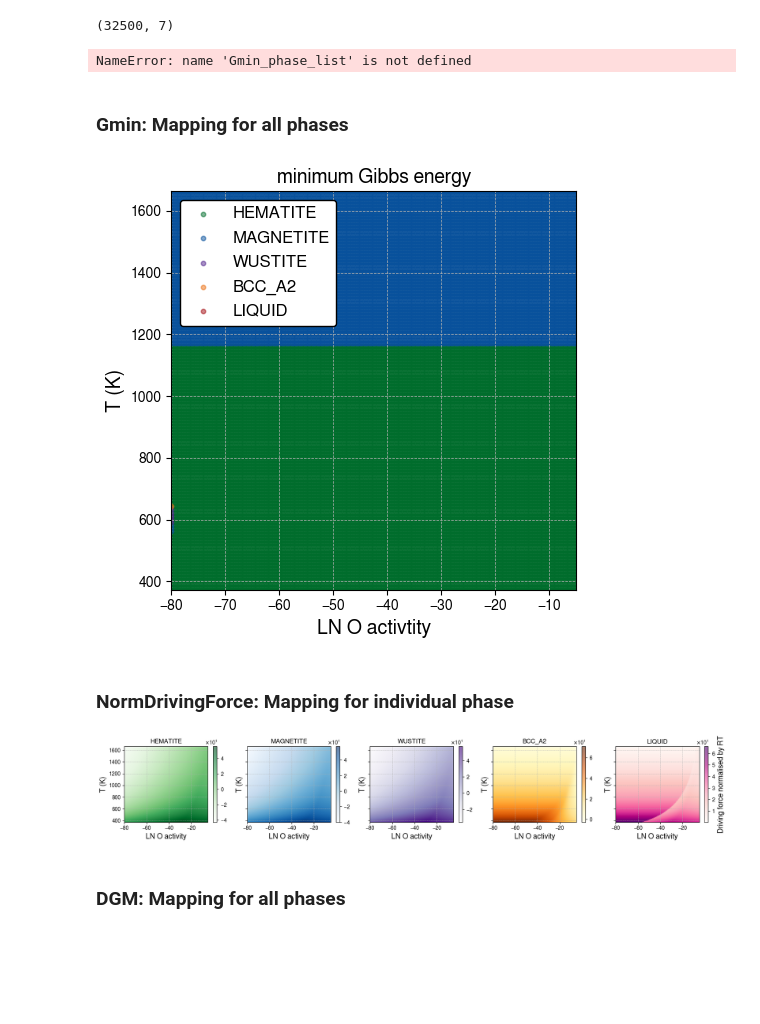
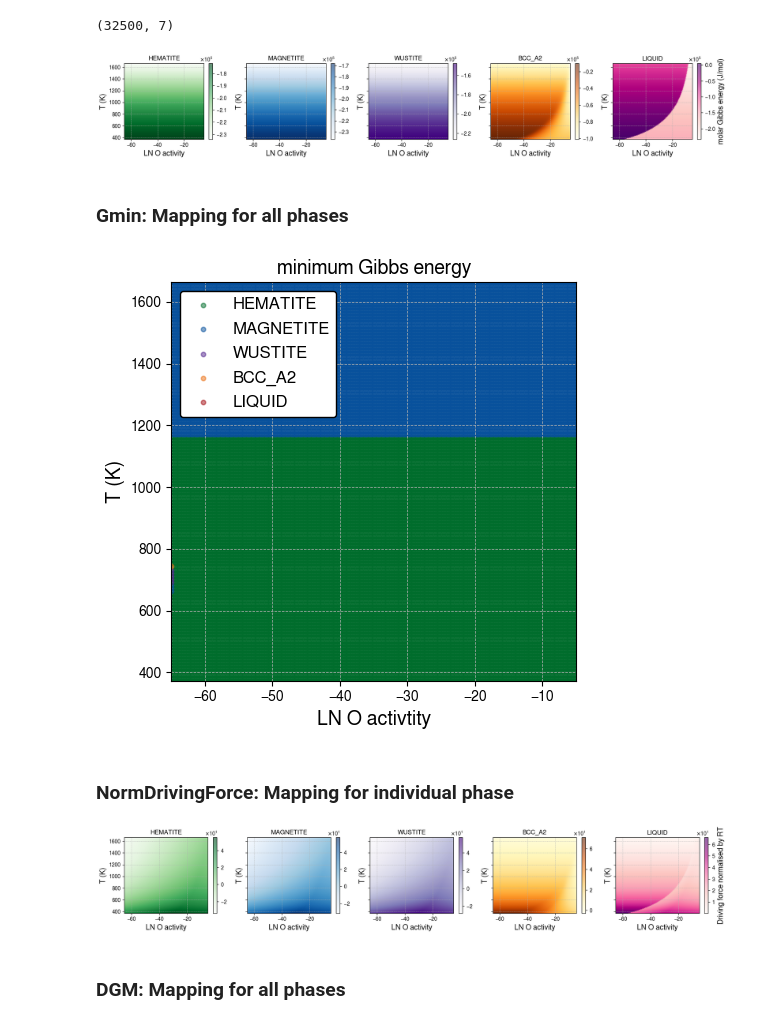
Before and after one commit to YXWU2014/IronOxide_TC, a Jupyter notebook: IronOxide_TC_calculations.ipynb, the cells around one changed output. Cells and saved outputs as stored; diff of their text form; code cells hidden in the pictures; blank space fills up the shorter version.

```diff
--- a/IronOxide_TC_calculations.ipynb
+++ b/IronOxide_TC_calculations.ipynb
@@ -390,7 +390,7 @@ length of Gmin_conditions:  32500
 df_Gmin = pd.DataFrame({
     'lnacr_o':  Gmin_conditions['lnacr(o)'],
     'T': Gmin_conditions['T'],
-    **{f'gm({phase})': Gmin_gm_values.get(phase, []) for phase in phase_list}
+    **{f'gm({phase})': Gmin_gm_values.get(phase, []) for phase in phases_list}
 })
 
 df_Gmin.to_excel(os.path.join(current_directory,
@@ -415,11 +415,11 @@ DGM_dgm_values, DGM_phase_conditions = process_data(
 print("temperature_grid x acc_grid:", 130*250)
 print("length of DGM_dgm_values: ", len(DGM_dgm_values['BCC_A2']))
 
-for i, phase in enumerate(phase_list):
-    assert DGM_phase_conditions[phase_list[0]
+for i, phase in enumerate(phases_list):
+    assert DGM_phase_conditions[phases_list[0]
                                 ] == DGM_phase_conditions[phase]
 
-DGM_conditions = DGM_phase_conditions[phase_list[0]]
+DGM_conditions = DGM_phase_conditions[phases_list[0]]
 print("length of DGM_conditions: ", len(DGM_conditions['lnacr(o)']))
 # %% [output]
 Length of DGM_args: 650
@@ -576,9 +566,9 @@ colormaps = {
 
 # Create a new figure with subplots
 fig, axs = plt.subplots(nrows=1, ncols=len(
-    Gmin_phase_list), figsize=(3.4 * len(Gmin_phase_list), 3), sharex=True, sharey=True)
+    phases_list), figsize=(3.4 * len(phases_list), 3), sharex=True, sharey=True)
 
-for i, phase in enumerate(Gmin_phase_list):
+for i, phase in enumerate(phases_list):
 
     sc = axs[i].scatter(df_Gmin['lnacr_o'], df_Gmin['T'],
                         c=df_Gmin[f'gm({phase})'], cmap=colormaps[phase], s=5, alpha=0.6)
@@ -592,7 +582,7 @@ for i, phase in enumerate(Gmin_phase_list):
     cbar.ax.yaxis.set_major_formatter(formatter)
 
     # Label the colorbar of the last plot only
-    if i == len(Gmin_phase_list) - 1:
+    if i == len(phases_list) - 1:
         cbar.set_label('molar Gibbs energy (J/mol)', fontsize=14)
 
     axs[i].set_xlabel('LN O activity', fontsize=14)
@@ -604,85 +594,58 @@ for i, phase in enumerate(Gmin_phase_list):
     # axs[i].set_aspect('equal', 'box')
 
 fig.tight_layout()
-fig.savefig('Oxide_TC_Gm_phases.png',
+fig.savefig('IronOxide_TC_Gm_phases.png',
             format='png', dpi=300, bbox_inches='tight')
 
 plt.show()
 # %% [output]
-NameError: name 'Gmin_phase_list' is not defined
+[figure, added]
 # %% [markdown]
 ### Gmin: Mapping for all phases
 # %%
-columns_to_compare = [f'gm({phase})' for phase in Gmin_phase_list]
-df_Gmin_HEMATITE = df_Gmin[df_Gmin['gm(HEMATITE)']
-                           == df_Gmin[columns_to_compare].min(axis=1)]
+columns_to_compare = [f'gm({phase})' for phase in phases_list]
 
-df_Gmin_MAGNETITE = df_Gmin[df_Gmin['gm(MAGNETITE)']
-                            == df_Gmin[columns_to_compare].min(axis=1)]
-df_Gmin_WUSTITE = df_Gmin[df_Gmin['gm(WUSTITE)']
-                          == df_Gmin[columns_to_compare].min(axis=1)]
-df_Gmin_BCC_A2 = df_Gmin[df_Gmin['gm(BCC_A2)']
-                         == df_Gmin[columns_to_compare].min(axis=1)]
-df_Gmin_LIQUID = df_Gmin[df_Gmin['gm(LIQUID)']
-                         == df_Gmin[columns_to_compare].min(axis=1)]
+for phase in phases_list:
+    column_name = f'gm({phase})'
+    condition = df_Gmin[column_name] == df_Gmin[columns_to_compare].min(axis=1)
+    globals()[f'df_Gmin_{phase}'] = df_Gmin[condition]
 
 # Plotting the individual dataframes
 plt.figure(figsize=(5, 5))
 
-plt.scatter(df_Gmin_HEMATITE['lnacr_o'], df_Gmin_HEMATITE['T'], s=10,
-            label='HEMATITE', color=colors['HEMATITE'], alpha=0.5)
-
-plt.scatter(df_Gmin_MAGNETITE['lnacr_o'], df_Gmin_MAGNETITE['T'], s=10,
-            label='MAGNETITE', color=colors['MAGNETITE'], alpha=0.5)
-
-plt.scatter(df_Gmin_WUSTITE['lnacr_o'], df_Gmin_WUSTITE['T'], s=10,
-            label='WUSTITE', color=colors['WUSTITE'], alpha=0.5)
-
-plt.scatter(df_Gmin_BCC_A2['lnacr_o'], df_Gmin_BCC_A2['T'], s=10,
-            label='BCC_A2', color=colors['BCC_A2'], alpha=0.5)
-
-plt.scatter(df_Gmin_LIQUID['lnacr_o'], df_Gmin_LIQUID['T'], s=10,
-            label='LIQUID', color=colors['LIQUID'], alpha=0.5)
+for phase in phases_list:
+    df = globals()[f'df_Gmin_{phase}']
+    plt.scatter(df['lnacr_o'], df['T'], s=10, label=phase,
+                color=colors[phase], alpha=0.5)
 
 plt.xlabel('LN O activtity', fontsize=14)
 plt.ylabel('T (K)', fontsize=14)
 plt.title('minimum Gibbs energy', fontsize=14)
 plt.legend(fontsize=12, loc='upper left',
            facecolor='white', edgecolor='black', framealpha=1)
 plt.grid(True, which='both', linestyle='--', linewidth=0.5)
 plt.xlim([min(df_Gmin['lnacr_o']), max(df_Gmin['lnacr_o'])])
 plt.ylim([min(df_Gmin['T']), max(df_Gmin['T'])])
 plt.tight_layout()
 
-plt_output_fname = "Oxide_TC_Gmin.png"
+plt_output_fname = "IronOxide_TC_Gmin.png"
 plt.savefig(os.path.join(current_directory, plt_output_fname),
             format='png', dpi=300, bbox_inches='tight')
 
 plt.show()
 # %% [output]
-[figure, old version]
+[figure, new version]
 # %% [markdown]
 ### NormDrivingForce: Mapping for individual phase
 # %%
-from matplotlib.ticker import ScalarFormatter
-
-# Define the colormaps for each phase
-colormaps = {
-    'HEMATITE': 'Greens',
-    'MAGNETITE': 'Blues',
-    'WUSTITE': 'Purples',
-    'BCC_A2': 'YlOrBr',
-    'LIQUID': 'RdPu'
-}
-
 # Create a new figure with subplots
 fig, axs = plt.subplots(nrows=1, ncols=len(
-    DGM_phase_list), figsize=(3.4 * len(DGM_phase_list), 3), sharex=True, sharey=True)
+    phases_list), figsize=(3.4 * len(phases_list), 3), sharex=True, sharey=True)
 
-for i, phase in enumerate(DGM_phase_list):
+for i, phase in enumerate(phases_list):
 
     sc = axs[i].scatter(df_DGM['lnacr_o'], df_DGM['T'],
-                        c=df_DGM[f'gm({phase})'], cmap=colormaps[phase], s=5, alpha=0.6)
+                        c=df_DGM[f'dgm({phase})'], cmap=colormaps[phase], s=5, alpha=0.6)
 
     cbar = plt.colorbar(sc, ax=axs[i])
 
@@ -693,7 +656,7 @@ for i, phase in enumerate(DGM_phase_list):
     cbar.ax.yaxis.set_major_formatter(formatter)
 
     # Label the colorbar of the last plot only
-    if i == len(DGM_phase_list) - 1:
+    if i == len(phases_list) - 1:
         cbar.set_label('Driving force normalised by RT', fontsize=14)
 
     axs[i].set_xlabel('LN O activity', fontsize=14)
@@ -705,12 +668,12 @@ for i, phase in enumerate(DGM_phase_list):
     # axs[i].set_aspect('equal', 'box')
 
 fig.tight_layout()
-fig.savefig('Oxide_TC_dgm_phases.png',
+fig.savefig('IronOxide_TC_DGM_phases.png',
             format='png', dpi=300, bbox_inches='tight')
 
 plt.show()
 # %% [output]
-[figure, old version]
+[figure, new version]
 # %% [markdown]
 ### DGM: Mapping for all phases
 # %%
```
Also changed, not shown: parts of 5 cells of this notebook, 15 other files.
